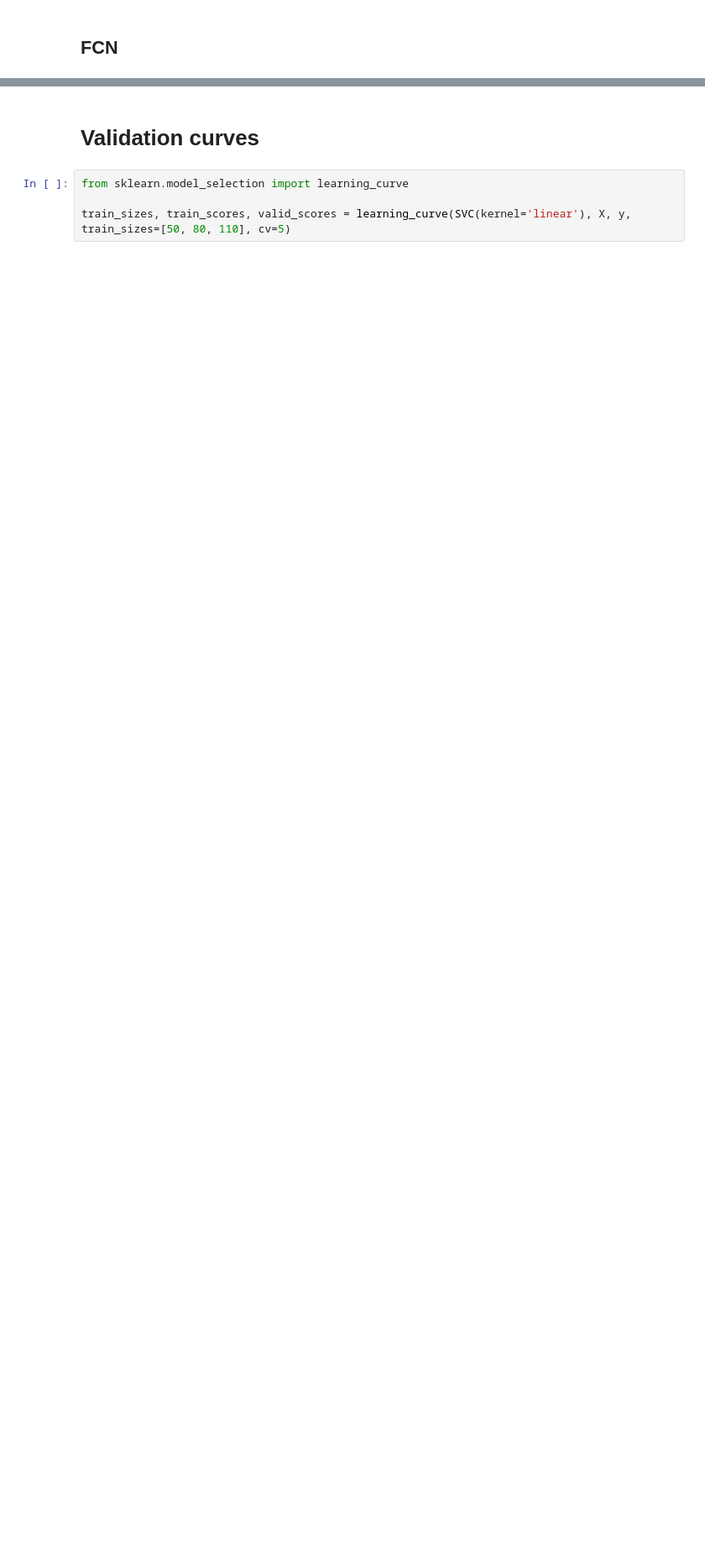
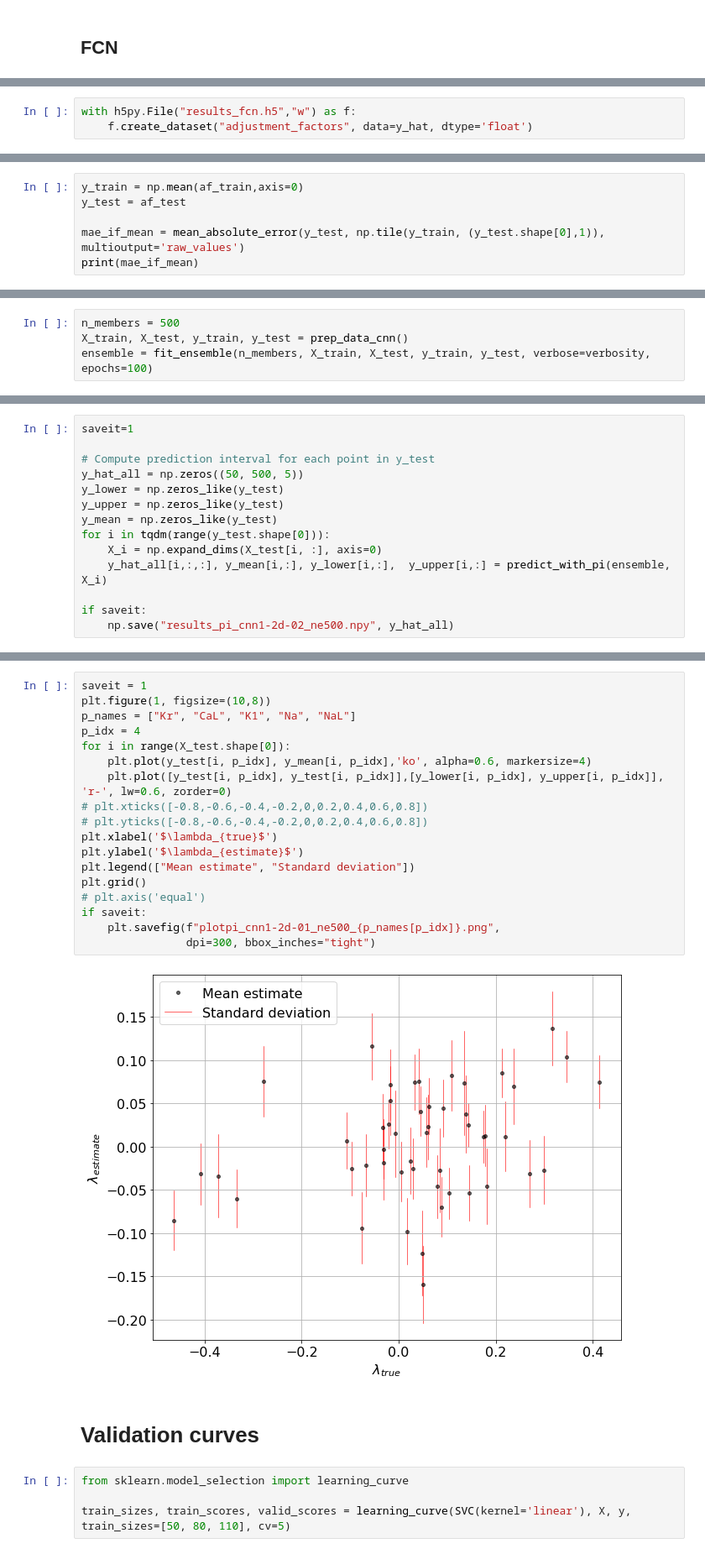
Before and after one commit to nforsch/cellmodel_learning, a Jupyter notebook: cellmodel_learning_gpu.ipynb, the cells around one changed output, grey strips where cells are left out. Shown: that part at 84% size. Saved outputs shown, nothing was run; the diff lists cells and outputs as text; blank space fills up the shorter version.

```diff
--- a/cellmodel_learning_gpu.ipynb
+++ b/cellmodel_learning_gpu.ipynb
@@ -924,0 +1467,3 @@ y_hat = model.predict(X_test)
+# %%
+with h5py.File("results_fcn.h5","w") as f:
+    f.create_dataset("adjustment_factors", data=y_hat, dtype='float')
@@ -924,0 +1472,6 @@ y_hat = model.predict(X_test)
+# %%
+y_train = np.mean(af_train,axis=0)
+y_test = af_test
+
+mae_if_mean = mean_absolute_error(y_test, np.tile(y_train, (y_test.shape[0],1)), multioutput='raw_values')
+print(mae_if_mean)
@@ -924,0 +1511,4 @@ y_hat = model.predict(X_test)
+# %%
+n_members = 500
+X_train, X_test, y_train, y_test = prep_data_cnn()
+ensemble = fit_ensemble(n_members, X_train, X_test, y_train, y_test, verbose=verbosity, epochs=100)
@@ -924,0 +1543,14 @@ y_hat = model.predict(X_test)
+# %%
+saveit=1
+
+# Compute prediction interval for each point in y_test
+y_hat_all = np.zeros((50, 500, 5))
+y_lower = np.zeros_like(y_test)
+y_upper = np.zeros_like(y_test)
+y_mean = np.zeros_like(y_test)
+for i in tqdm(range(y_test.shape[0])):
+    X_i = np.expand_dims(X_test[i, :], axis=0)
+    y_hat_all[i,:,:], y_mean[i,:], y_lower[i,:],  y_upper[i,:] = predict_with_pi(ensemble, X_i)
+
+if saveit:
+    np.save("results_pi_cnn1-2d-02_ne500.npy", y_hat_all)
@@ -925,3 +1559,23 @@ y_hat = model.predict(X_test)
+# %%
+saveit = 1
+plt.figure(1, figsize=(10,8))
+p_names = ["Kr", "CaL", "K1", "Na", "NaL"]
+p_idx = 4
+for i in range(X_test.shape[0]):
+    plt.plot(y_test[i, p_idx], y_mean[i, p_idx],'ko', alpha=0.6, markersize=4)
+    plt.plot([y_test[i, p_idx], y_test[i, p_idx]],[y_lower[i, p_idx], y_upper[i, p_idx]], 'r-', lw=0.6, zorder=0)
+# plt.xticks([-0.8,-0.6,-0.4,-0.2,0,0.2,0.4,0.6,0.8])
+# plt.yticks([-0.8,-0.6,-0.4,-0.2,0,0.2,0.4,0.6,0.8])
+plt.xlabel('$\lambda_{true}$')
+plt.ylabel('$\lambda_{estimate}$')
+plt.legend(["Mean estimate", "Standard deviation"])
+plt.grid()
+# plt.axis('equal')
+if saveit:
+    plt.savefig(f"plotpi_cnn1-2d-01_ne500_{p_names[p_idx]}.png",
+                dpi=300, bbox_inches="tight")
+# %% [output]
+[figure, added]
 # %% [markdown]
 # Validation curves
 # %%
```
Also changed, not shown: parts of 84 cells of this notebook.
